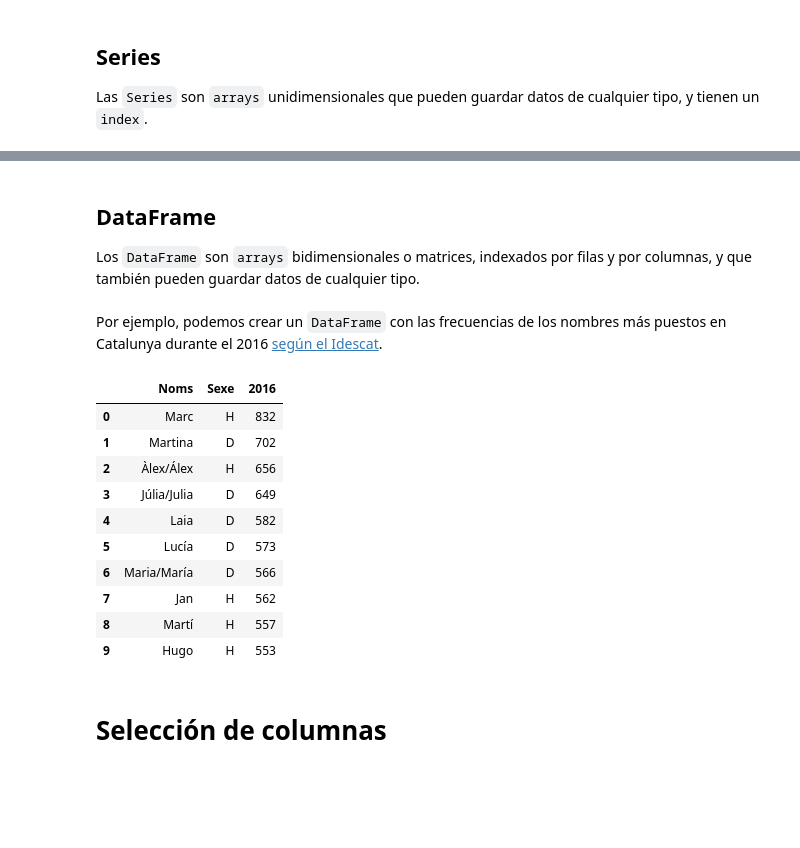
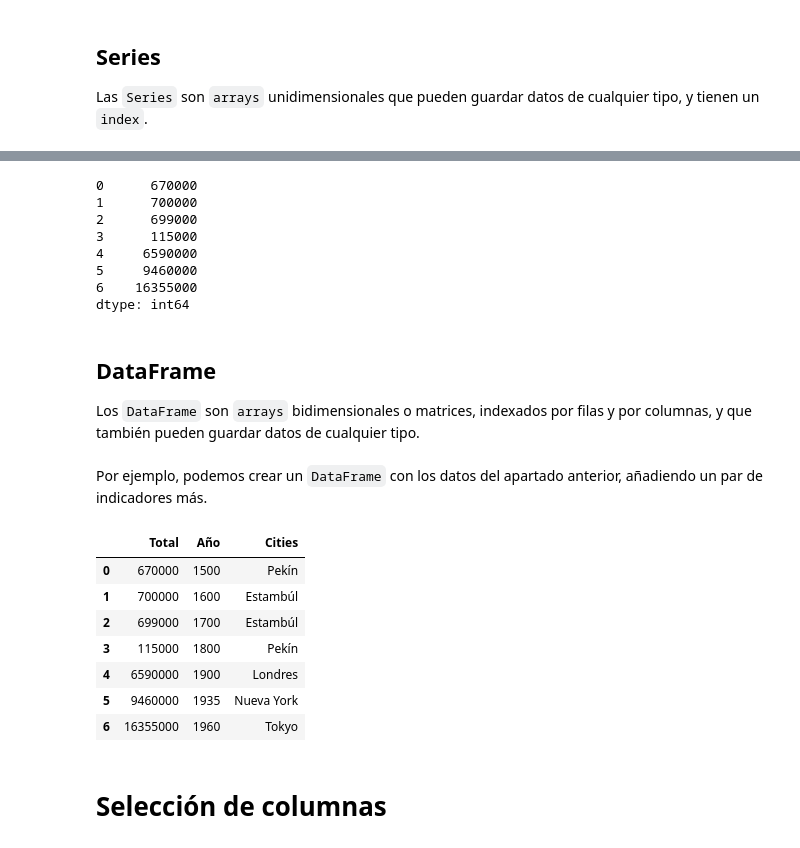
Before and after one commit to ClaraMS/taller_pandas, a Jupyter notebook: manipulacion-datos.ipynb, the cells around one changed output, grey strips where cells are left out. Saved outputs shown, nothing was run; the diff lists cells and outputs as text; code cells hidden in the pictures; blank space fills up the shorter version.

```diff
--- a/manipulacion-datos.ipynb
+++ b/manipulacion-datos.ipynb
@@ -61,40 +40,40 @@ dtype: int64
+# %%
+People_in_time = pd.Series(
+    data = [670000, 700000, 699000, 115000, 6590000, 9460000, 16355000])
+People_in_time
+# %% [output]
+0      670000
+1      700000
+2      699000
+3      115000
+4     6590000
+5     9460000
+6    16355000
+dtype: int64
 # %% [markdown]
 ## DataFrame
 
 Los  `DataFrame` son `arrays` bidimensionales o matrices, indexados por filas y por columnas, y que también pueden guardar datos de cualquier tipo.
-# %% [markdown]
-Por ejemplo, podemos crear un `DataFrame` con las frecuencias de los nombres más puestos en Catalunya durante el 2016 [según el Idescat](https://www.idescat.cat/nadons/).
-# %%
-onomastica = {
-    'Noms': [
-        'Marc',
-        'Martina',
-        'Àlex/Álex',
-        'Júlia/Julia',
-        'Laia',
-        'Lucía',
-        'Maria/María',
-        'Jan',
-        'Martí',
-        'Hugo'
-    ],
-    'Sexe': ['H', 'D', 'H', 'D', 'D', 'D', 'D', 'H', 'H', 'H'],
-    '2016': [832, 702, 656, 649, 582, 573, 566, 562, 557, 553]
-}
-
-pd.DataFrame(onomastica, columns = ['Noms', 'Sexe', '2016'])
-# %% [output]
-|  | Noms | Sexe | 2016 |
-| 0 | Marc | H | 832 |
-| 1 | Martina | D | 702 |
-| 2 | Àlex/Álex | H | 656 |
-| 3 | Júlia/Julia | D | 649 |
-| 4 | Laia | D | 582 |
-| 5 | Lucía | D | 573 |
-| 6 | Maria/María | D | 566 |
-| 7 | Jan | H | 562 |
-| 8 | Martí | H | 557 |
-| 9 | Hugo | H | 553 |
+# %% [markdown]
+Por ejemplo, podemos crear un `DataFrame` con los datos del apartado anterior, añadiendo un par de indicadores más.
+# %%
+df_people_in_time = {
+    'Cities': [
+        'Pekín','Estambúl','Estambúl','Pekín','Londres','Nueva York','Tokyo'],
+    'Año': [1500, 1600, 1700, 1800, 1900, 1935, 1960],
+    'Total': [670000, 700000, 699000, 115000, 6590000, 9460000, 16355000]
+}
+
+pd.DataFrame(df_people_in_time, columns = ['Total', 'Año', 'Cities'])
+# %% [output]
+|  | Total | Año | Cities |
+| 0 | 670000 | 1500 | Pekín |
+| 1 | 700000 | 1600 | Estambúl |
+| 2 | 699000 | 1700 | Estambúl |
+| 3 | 115000 | 1800 | Pekín |
+| 4 | 6590000 | 1900 | Londres |
+| 5 | 9460000 | 1935 | Nueva York |
+| 6 | 16355000 | 1960 | Tokyo |
 # %% [markdown]
 # Selección de columnas
 # %% [markdown]
```
Also changed, not shown: parts of 20 cells of this notebook, 1 other file.
